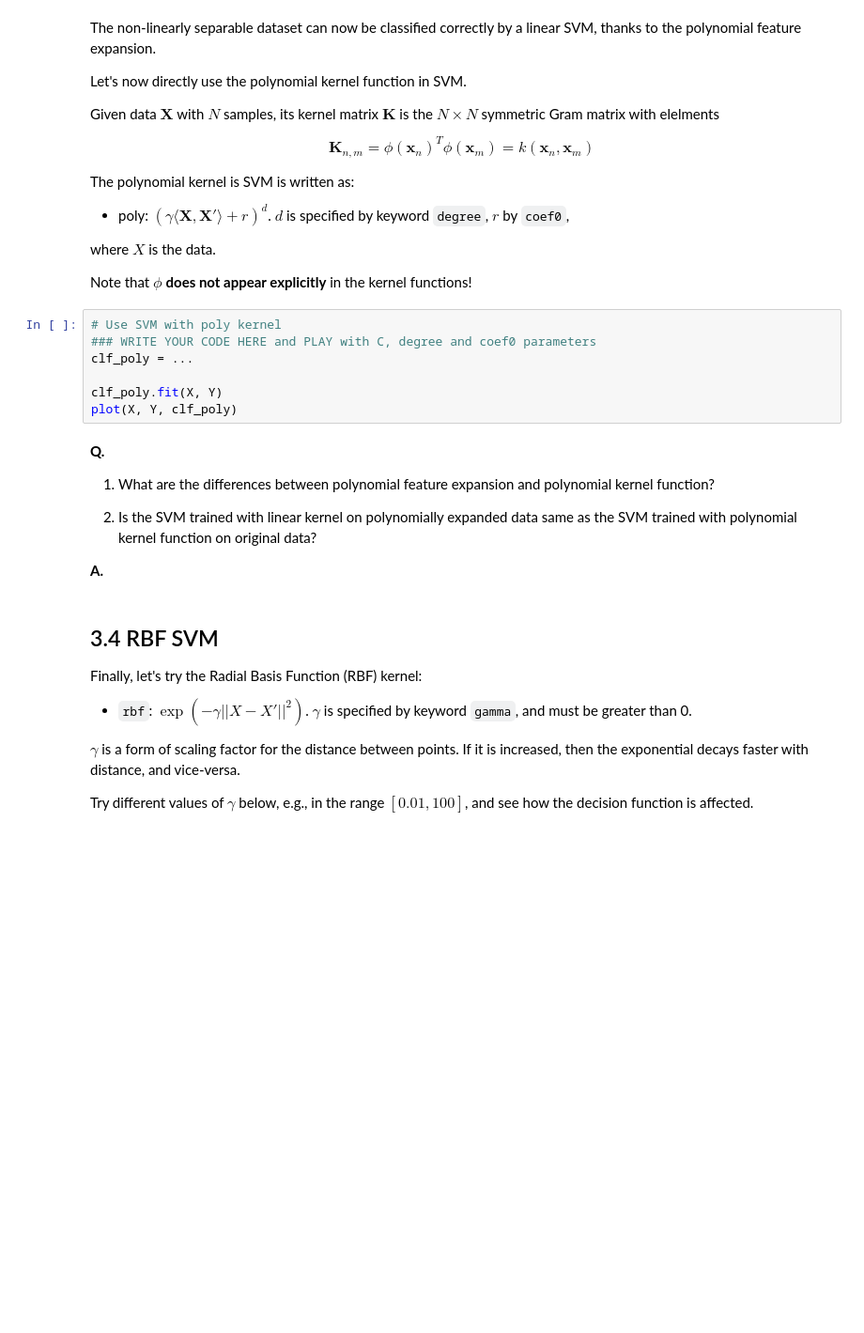
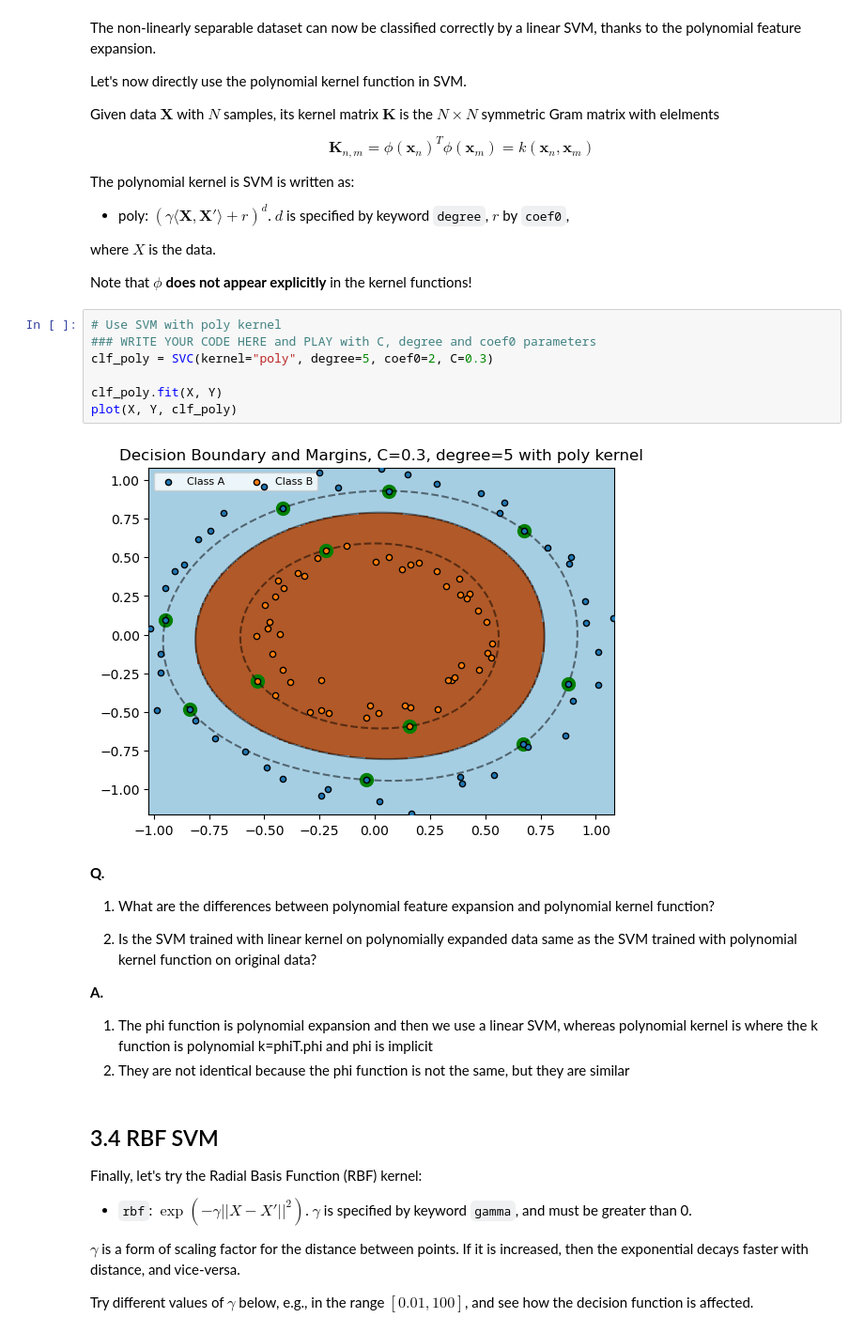
Before and after one commit to davidfarah2003/ML_Jupyter, a Jupyter notebook: exercise_06_svm/exercise.ipynb, the cells around one changed output. Shown: that part at 94% size. Saved outputs shown, nothing was run; the diff lists cells and outputs as text; blank space fills up the shorter version.

```diff
--- a/exercise_06_svm/exercise.ipynb
+++ b/exercise_06_svm/exercise.ipynb
@@ -321,10 +366,12 @@ Note that $\phi$ **does not appear explicitly** in the kernel functions!
 # %%
 # Use SVM with poly kernel
 ### WRITE YOUR CODE HERE and PLAY with C, degree and coef0 parameters
-clf_poly = ...
+clf_poly = SVC(kernel="poly", degree=5, coef0=2, C=0.3)
 
 clf_poly.fit(X, Y)
 plot(X, Y, clf_poly)
+# %% [output]
+[figure, added]
 # %% [markdown]
 **Q.**
 1. What are the differences between polynomial feature expansion and polynomial kernel function?
@@ -332,6 +379,8 @@ plot(X, Y, clf_poly)
 2. Is the SVM trained with linear kernel on polynomially expanded data same as the SVM trained with polynomial kernel function on original data?
 
 **A.**
+1. The phi function is polynomial expansion and then we use a linear SVM, whereas polynomial kernel is where the k function is polynomial k=phiT.phi and phi is implicit
+2. They are not identical because the phi function is not the same, but they are similar
 # %% [markdown]
 ## 3.4 RBF SVM
 
```
Also changed, not shown: parts of 16 cells of this notebook.
